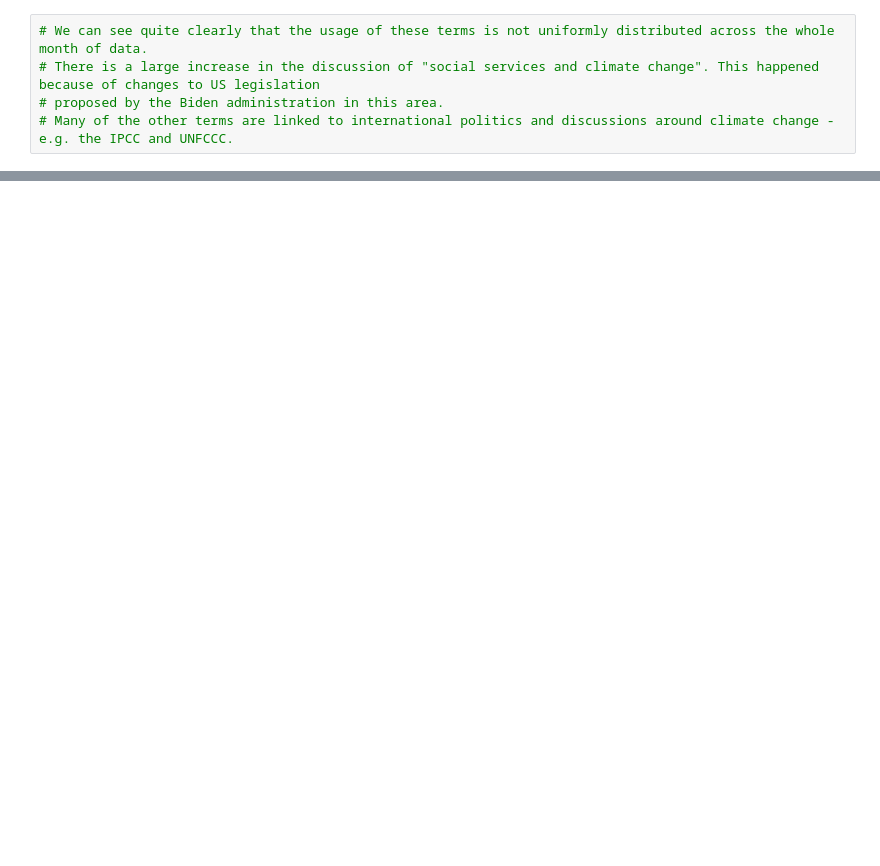
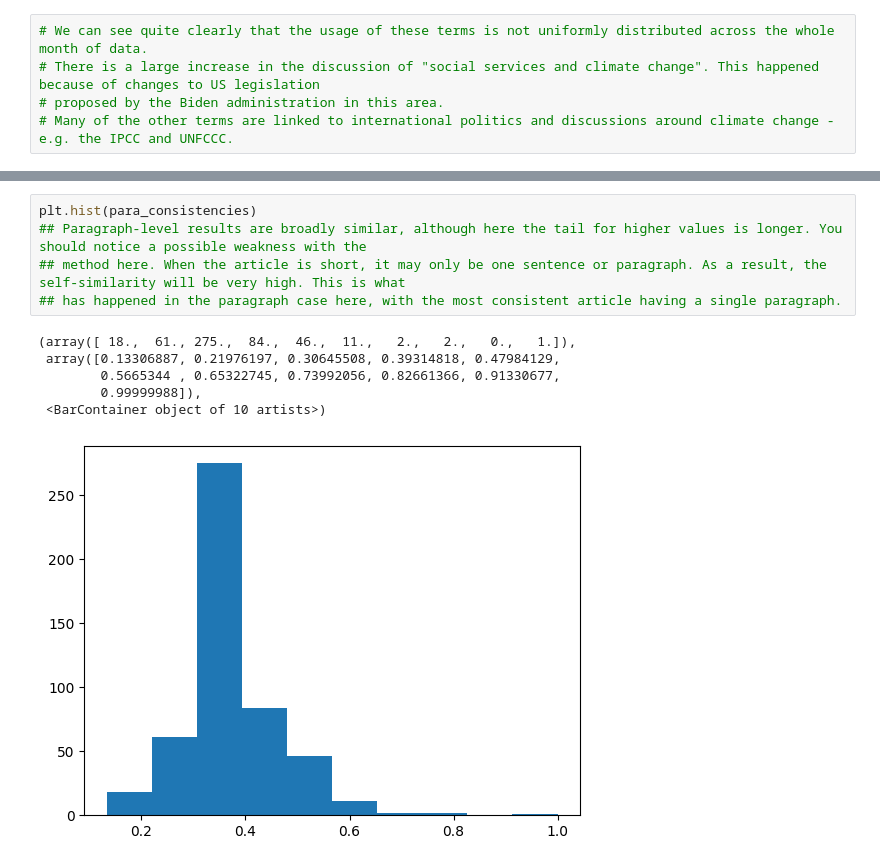
Before and after one commit to TristanCann/NLP-workshop, a Jupyter notebook: Extension exercises.ipynb, the cells around one changed output, grey strips where cells are left out. Drawn from its saved outputs; the diff is of its cells as text; blank space fills up the shorter version.

```diff
--- a/Extension exercises.ipynb
+++ b/Extension exercises.ipynb
@@ -230,3 +301,15 @@ Hint: Consider mapping the semantic space covered by the article. Which articles
+# %%
+plt.hist(para_consistencies)
+## Paragraph-level results are broadly similar, although here the tail for higher values is longer. You should notice a possible weakness with the
+## method here. When the article is short, it may only be one sentence or paragraph. As a result, the self-similarity will be very high. This is what
+## has happened in the paragraph case here, with the most consistent article having a single paragraph.
+# %% [output]
+(array([ 18.,  61., 275.,  84.,  46.,  11.,   2.,   2.,   0.,   1.]),
+ array([0.13306887, 0.21976197, 0.30645508, 0.39314818, 0.47984129,
+        0.5665344 , 0.65322745, 0.73992056, 0.82661366, 0.91330677,
+        0.99999988]),
+ <BarContainer object of 10 artists>)
+[figure, added]
 # %% [markdown]
 ## Challenge 4: Positivity and negativity in narratives.
 The precise dataset and seeding applied to topic modelling can make a big difference to the results. Sometimes this can mean that the detected topics may miss some of the smaller, more nuanced themes. This means it is often a good idea to consider a few different outputs from topic modelling under a range of paramter values. At this stage, confidence in the model outputs can be determined by aggregate the common patterns appearing across different runs.
```
Also changed, not shown: parts of 15 cells of this notebook, 1 other file.
